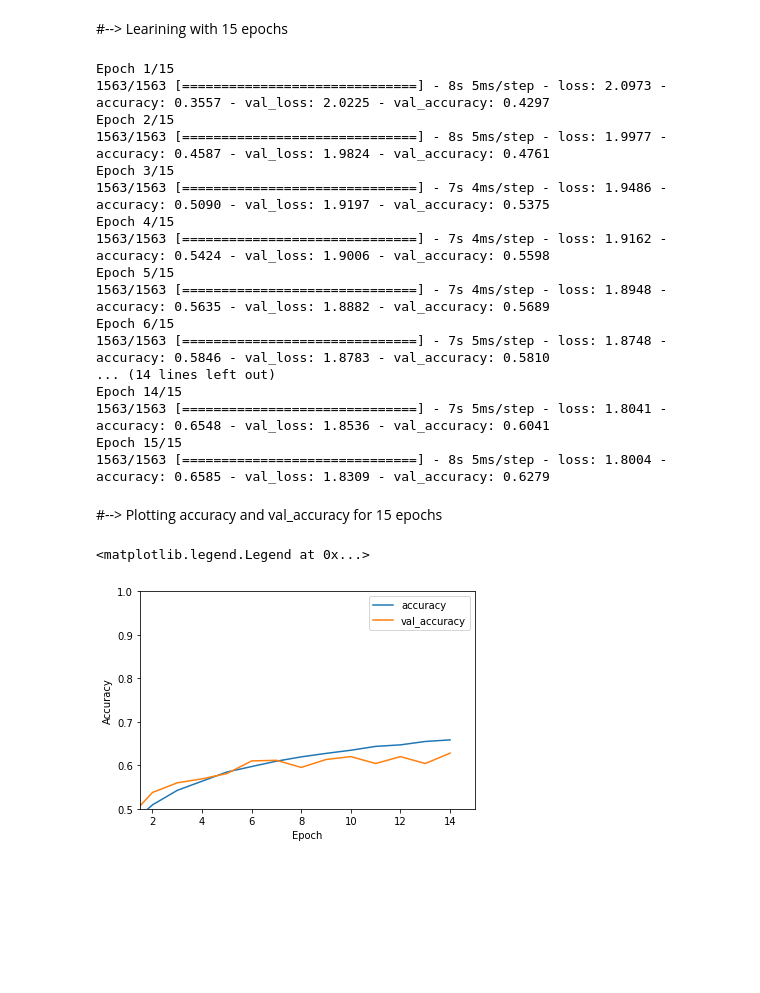
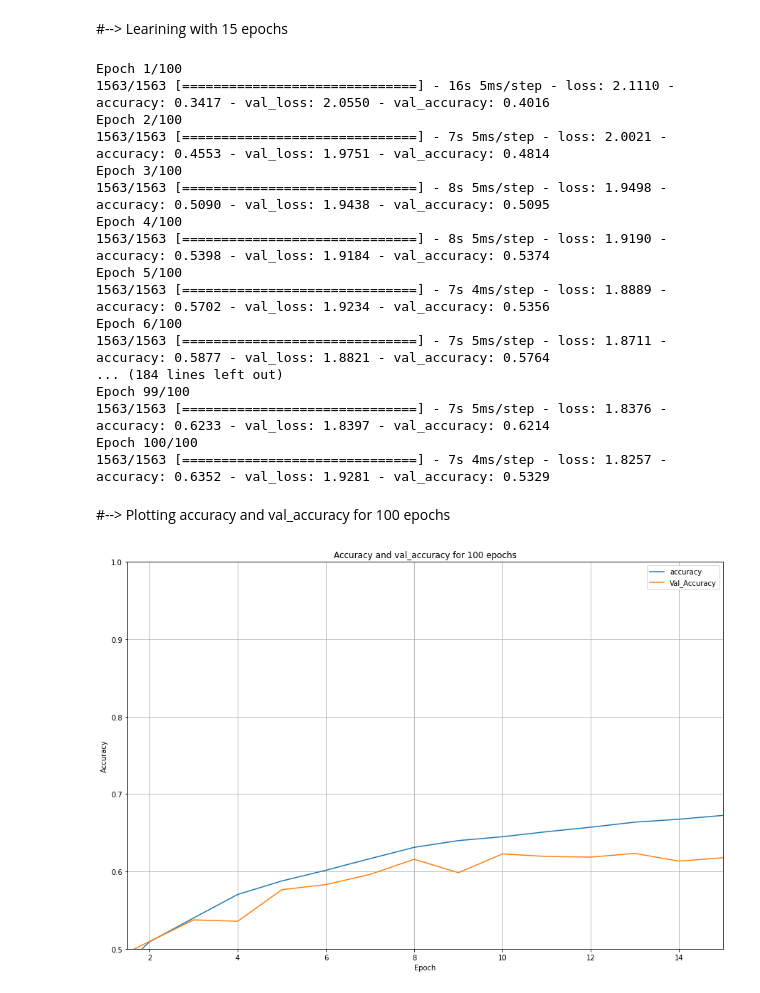
Before and after one commit to Mohammadkaviany/MachineLearning, a Jupyter notebook: image_classification_with_CNN_.ipynb, the cells around one changed output. Drawn from its saved outputs; the diff is of its cells as text; code cells hidden in the pictures; blank space fills up the shorter version.

```diff
--- a/image_classification_with_CNN_.ipynb
+++ b/image_classification_with_CNN_.ipynb
@@ -172,36 +172,38 @@ model.compile(optimizer='adam',
              loss=tf.keras.losses.SparseCategoricalCrossentropy(from_logits=True),
              metrics=['accuracy'])
 
-history = model.fit(train_images, train_labels, epochs=15,
+history = model.fit(train_images, train_labels, epochs=100,
                     validation_data=(test_images, test_labels))
 # %% [output]
-Epoch 1/15
-1563/1563 [==============================] - 8s 5ms/step - loss: 2.0973 - accuracy: 0.3557 - val_loss: 2.0225 - val_accuracy: 0.4297
-Epoch 2/15
-1563/1563 [==============================] - 8s 5ms/step - loss: 1.9977 - accuracy: 0.4587 - val_loss: 1.9824 - val_accuracy: 0.4761
-Epoch 3/15
-1563/1563 [==============================] - 7s 4ms/step - loss: 1.9486 - accuracy: 0.5090 - val_loss: 1.9197 - val_accuracy: 0.5375
-Epoch 4/15
-1563/1563 [==============================] - 7s 4ms/step - loss: 1.9162 - accuracy: 0.5424 - val_loss: 1.9006 - val_accuracy: 0.5598
-Epoch 5/15
-1563/1563 [==============================] - 7s 4ms/step - loss: 1.8948 - accuracy: 0.5635 - val_loss: 1.8882 - val_accuracy: 0.5689
-Epoch 6/15
-1563/1563 [==============================] - 7s 5ms/step - loss: 1.8748 - accuracy: 0.5846 - val_loss: 1.8783 - val_accuracy: 0.5810
-... (14 lines left out)
-Epoch 14/15
-1563/1563 [==============================] - 7s 5ms/step - loss: 1.8041 - accuracy: 0.6548 - val_loss: 1.8536 - val_accuracy: 0.6041
-Epoch 15/15
-1563/1563 [==============================] - 8s 5ms/step - loss: 1.8004 - accuracy: 0.6585 - val_loss: 1.8309 - val_accuracy: 0.6279
+Epoch 1/100
+1563/1563 [==============================] - 16s 5ms/step - loss: 2.1110 - accuracy: 0.3417 - val_loss: 2.0550 - val_accuracy: 0.4016
+Epoch 2/100
+1563/1563 [==============================] - 7s 5ms/step - loss: 2.0021 - accuracy: 0.4553 - val_loss: 1.9751 - val_accuracy: 0.4814
+Epoch 3/100
+1563/1563 [==============================] - 8s 5ms/step - loss: 1.9498 - accuracy: 0.5090 - val_loss: 1.9438 - val_accuracy: 0.5095
+Epoch 4/100
+1563/1563 [==============================] - 8s 5ms/step - loss: 1.9190 - accuracy: 0.5398 - val_loss: 1.9184 - val_accuracy: 0.5374
+Epoch 5/100
+1563/1563 [==============================] - 7s 4ms/step - loss: 1.8889 - accuracy: 0.5702 - val_loss: 1.9234 - val_accuracy: 0.5356
+Epoch 6/100
+1563/1563 [==============================] - 7s 5ms/step - loss: 1.8711 - accuracy: 0.5877 - val_loss: 1.8821 - val_accuracy: 0.5764
+... (184 lines left out)
+Epoch 99/100
+1563/1563 [==============================] - 7s 5ms/step - loss: 1.8376 - accuracy: 0.6233 - val_loss: 1.8397 - val_accuracy: 0.6214
+Epoch 100/100
+1563/1563 [==============================] - 7s 4ms/step - loss: 1.8257 - accuracy: 0.6352 - val_loss: 1.9281 - val_accuracy: 0.5329
 # %% [markdown]
-#--> Plotting accuracy and val_accuracy for 15 epochs
+#--> Plotting accuracy and val_accuracy for 100 epochs
 # %%
+plt.figure(figsize = (15,10))
 plt.plot(history.history['accuracy'], label='accuracy')
-plt.plot(history.history['val_accuracy'], label = 'val_accuracy')
+plt.plot(history.history['val_accuracy'], label = 'Val_Accuracy')
 plt.xlabel('Epoch')
 plt.ylabel('Accuracy')
 plt.xlim([1.5, 15])
 plt.ylim([0.5, 1])
 plt.legend(loc='upper right')
+plt.title("Accuracy and val_accuracy for 100 epochs")
+plt.grid()
 # %% [output]
-<matplotlib.legend.Legend at 0x...>
-[figure, old version]
+[figure, new version]
```
Also changed, not shown: parts of 6 cells of this notebook.
